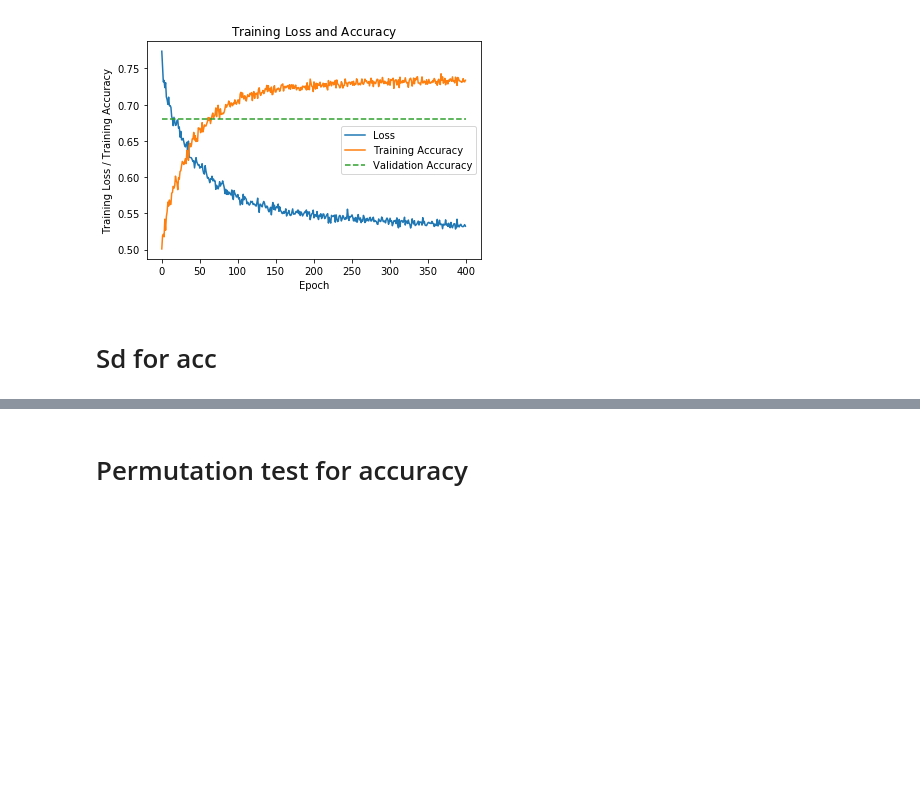
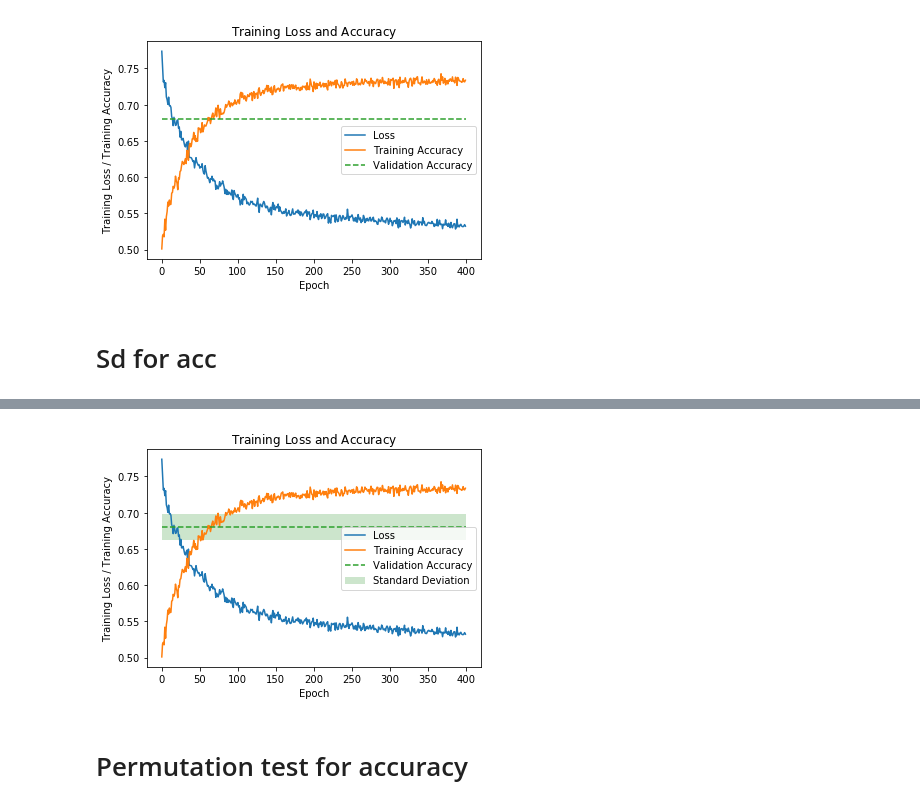
Before and after one commit to oskarwiese/fagprojekt, a Jupyter notebook: src/Classifier_notebook.ipynb, the cells around one changed output, grey strips where cells are left out. Cells and saved outputs as stored; diff of their text form; code cells hidden in the pictures; blank space fills up the shorter version.

```diff
--- a/src/Classifier_notebook.ipynb
+++ b/src/Classifier_notebook.ipynb
@@ -731,9 +730,12 @@ print(f'epoch: {i:3} loss: {single_loss.item():10.10f}')
 
 
 if "plot":
-    plt.plot(range(epochs), aggregated_losses , label="Loss")
+    neural_xs = range(epochs)
+    neural_ys1 = aggregated_losses
+    neural_ys2 = train_accs
+    plt.plot(neural_xs, neural_ys1 , label="Loss")
 
-    plt.plot(range(epochs), train_accs, label = "Training Accuracy" )
+    plt.plot(neural_xs, neural_ys2, label = "Training Accuracy" )
     plt.ylabel('Training Loss / Training Accuracy')
     plt.xlabel('Epoch');
     plt.title(r'$\mathrm{Training \ Loss \ and \ Accuracy}$')
@@ -849,3 +880,26 @@ for j in range(10):
+# %%
+fig, ax = plt.subplots(1)
+
+ax.plot(neural_xs, neural_ys1 , label="Loss")
+
+ax.plot(neural_xs, neural_ys2, label = "Training Accuracy" )
+ax.set_ylabel('Training Loss / Training Accuracy')
+ax.set_xlabel('Epoch');
+ax.set_title(r'$\mathrm{Training \ Loss \ and \ Accuracy}$')
+
+#s1 = neural_acc + np.std(model_accs)
+#s2 = neural_acc - np.std(model_accs)
+s1 = neural_acc + 0.018
+s2 = neural_acc - 0.018
+
+xs = [0,epochs]
+ys = [neural_acc, neural_acc]
+ax.plot(xs, ys, "--", label = "Validation Accuracy")
+ax.fill_between(xs, s1, s2, alpha = 0.2, facecolor = "green", label = "Standard Deviation")
+ax.legend(loc = "center right")
+plt.show()
+# %% [output]
+[figure, added]
 # %% [markdown]
 # Permutation test for accuracy
 # %%
```
Also changed, not shown: parts of 4 cells of this notebook, 2 other files.
